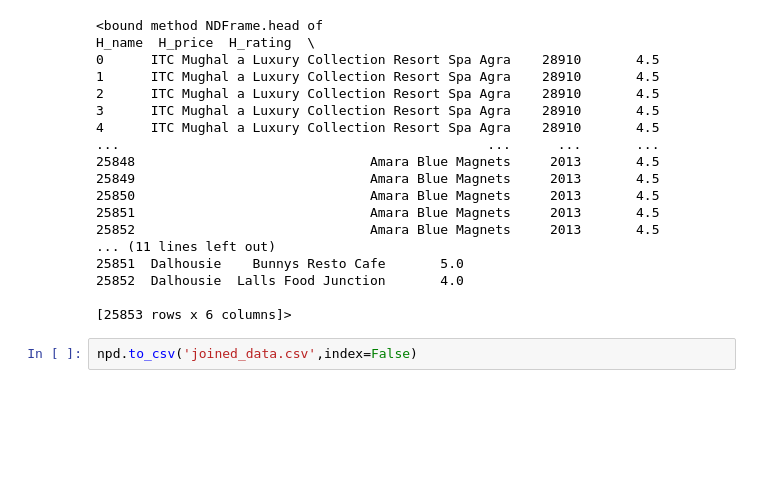
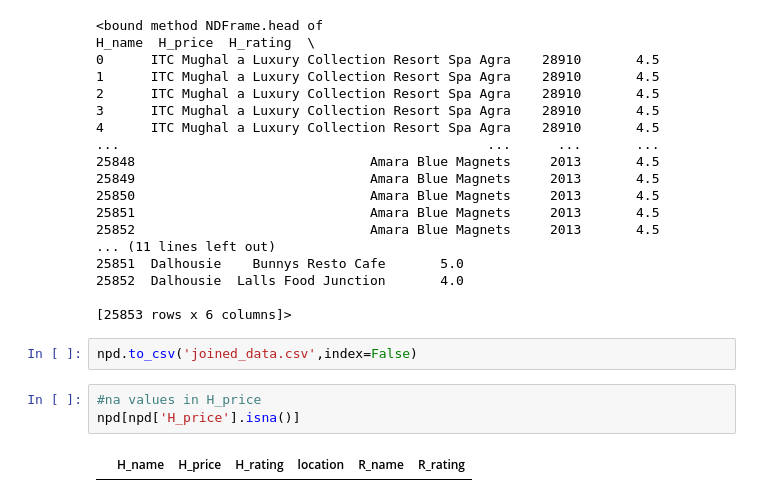
Before and after one commit to piyush-mk/LesGo, a Jupyter notebook: data/pre.ipynb, the cells around one changed output. Cells and saved outputs as stored; diff of their text form; blank space fills up the shorter version.

Commit message:
na value errors fixed

```diff
--- a/data/pre.ipynb
+++ b/data/pre.ipynb
@@ -282,3 +282,8 @@ npd.head
 [25853 rows x 6 columns]>
 # %%
 npd.to_csv('joined_data.csv',index=False)
+# %%
+#na values in H_price
+npd[npd['H_price'].isna()]
+# %% [output]
+|  | H_name | H_price | H_rating | location | R_name | R_rating |
```
Also changed, not shown: parts of 1 cell of this notebook, 3 other files.
